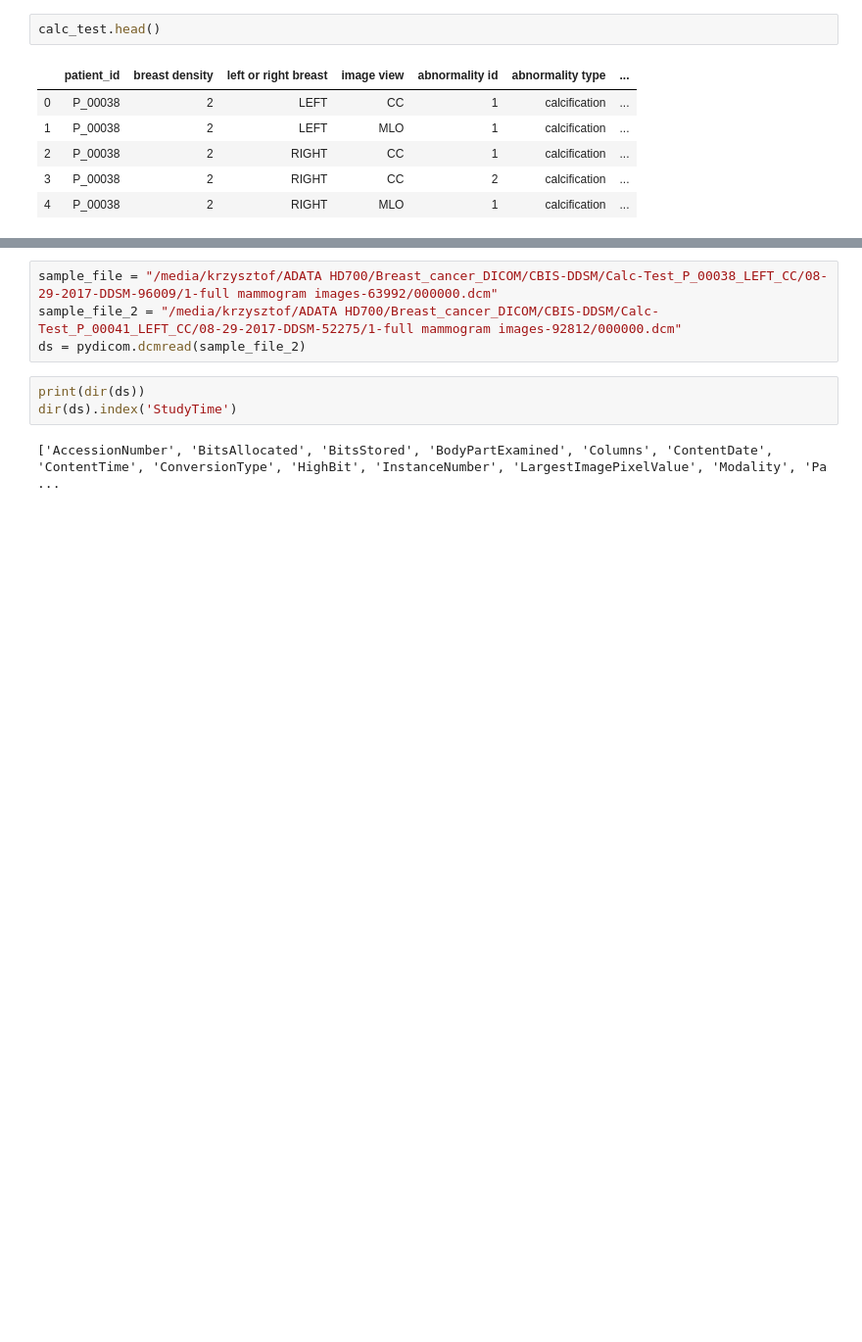
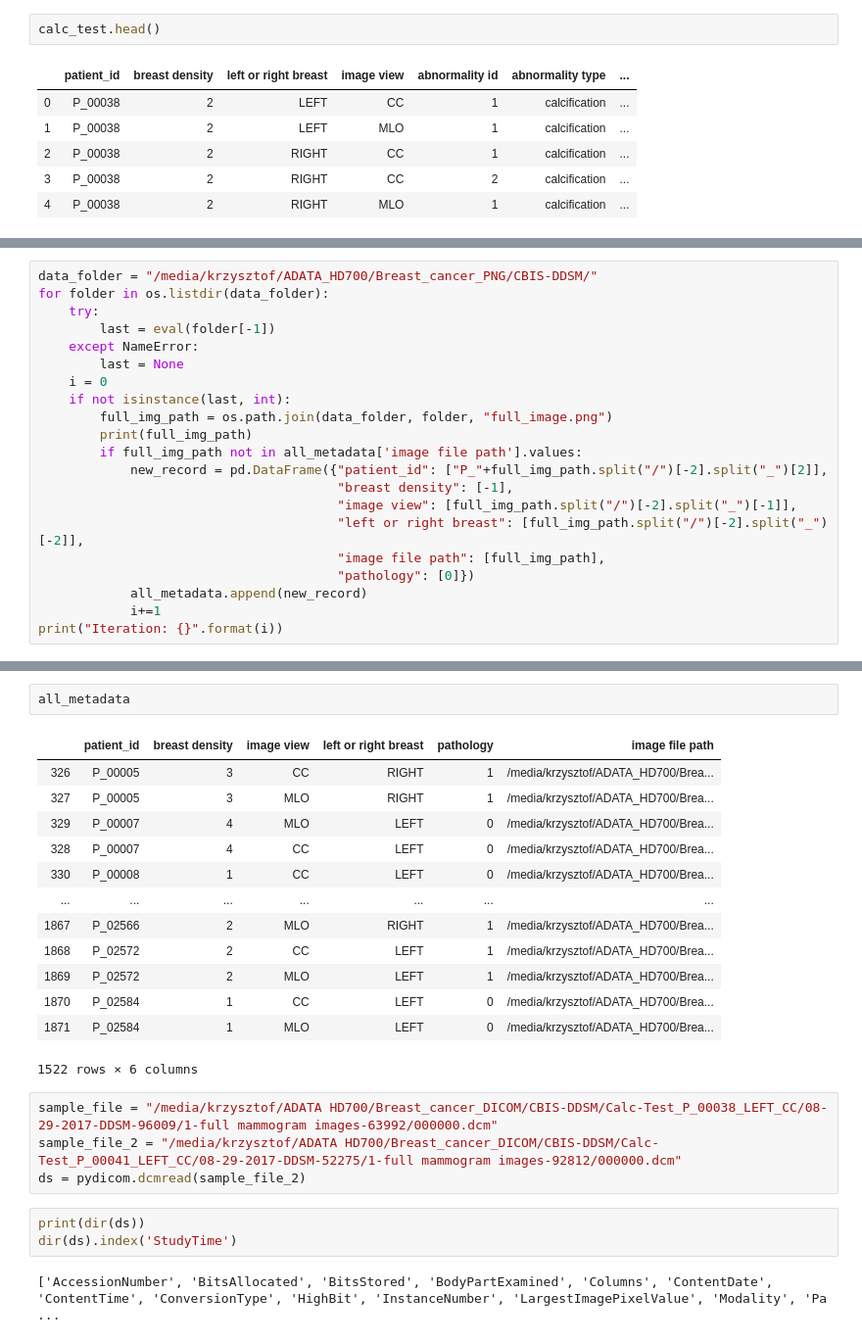
Before and after one commit to kkpalczewski/breast-cancer-research, a Jupyter notebook: src/data_exploration.ipynb, the cells around one changed output, grey strips where cells are left out. Shown: that part at 98% size. Drawn from its saved outputs; the diff is of its cells as text; blank space fills up the shorter version.

```diff
--- a/src/data_exploration.ipynb
+++ b/src/data_exploration.ipynb
@@ -44,0 +83,21 @@ dtype: int64
+# %%
+data_folder = "/media/krzysztof/ADATA_HD700/Breast_cancer_PNG/CBIS-DDSM/"
+for folder in os.listdir(data_folder):
+    try:
+        last = eval(folder[-1])
+    except NameError:
+        last = None
+    i = 0
+    if not isinstance(last, int):
+        full_img_path = os.path.join(data_folder, folder, "full_image.png")
+        print(full_img_path)
+        if full_img_path not in all_metadata['image file path'].values:
+            new_record = pd.DataFrame({"patient_id": ["P_"+full_img_path.split("/")[-2].split("_")[2]],
+                                       "breast density": [-1],
+                                       "image view": [full_img_path.split("/")[-2].split("_")[-1]],
+                                       "left or right breast": [full_img_path.split("/")[-2].split("_")[-2]],
+                                       "image file path": [full_img_path],
+                                       "pathology": [0]})
+            all_metadata.append(new_record)
+            i+=1
+print("Iteration: {}".format(i))
@@ -45,3 +122,19 @@ dtype: int64
+# %%
+all_metadata
+# %% [output]
+|  | patient_id | breast density | image view | left or right breast | pathology | image file path |
+| 326 | P_00005 | 3 | CC | RIGHT | 1 | /media/krzysztof/ADATA_HD700/Brea... |
+| 327 | P_00005 | 3 | MLO | RIGHT | 1 | /media/krzysztof/ADATA_HD700/Brea... |
+| 329 | P_00007 | 4 | MLO | LEFT | 0 | /media/krzysztof/ADATA_HD700/Brea... |
+| 328 | P_00007 | 4 | CC | LEFT | 0 | /media/krzysztof/ADATA_HD700/Brea... |
+| 330 | P_00008 | 1 | CC | LEFT | 0 | /media/krzysztof/ADATA_HD700/Brea... |
+| ... | ... | ... | ... | ... | ... | ... |
+| 1867 | P_02566 | 2 | MLO | RIGHT | 1 | /media/krzysztof/ADATA_HD700/Brea... |
+| 1868 | P_02572 | 2 | CC | LEFT | 1 | /media/krzysztof/ADATA_HD700/Brea... |
+| 1869 | P_02572 | 2 | MLO | LEFT | 1 | /media/krzysztof/ADATA_HD700/Brea... |
+| 1870 | P_02584 | 1 | CC | LEFT | 0 | /media/krzysztof/ADATA_HD700/Brea... |
+| 1871 | P_02584 | 1 | MLO | LEFT | 0 | /media/krzysztof/ADATA_HD700/Brea... |
+1522 rows × 6 columns
 # %%
 sample_file = "/media/krzysztof/ADATA HD700/Breast_cancer_DICOM/CBIS-DDSM/Calc-Test_P_00038_LEFT_CC/08-29-2017-DDSM-96009/1-full mammogram images-63992/000000.dcm"
 sample_file_2 = "/media/krzysztof/ADATA HD700/Breast_cancer_DICOM/CBIS-DDSM/Calc-Test_P_00041_LEFT_CC/08-29-2017-DDSM-52275/1-full mammogram images-92812/000000.dcm"
```
Also changed, not shown: parts of 18 cells of this notebook, 4 other files.
